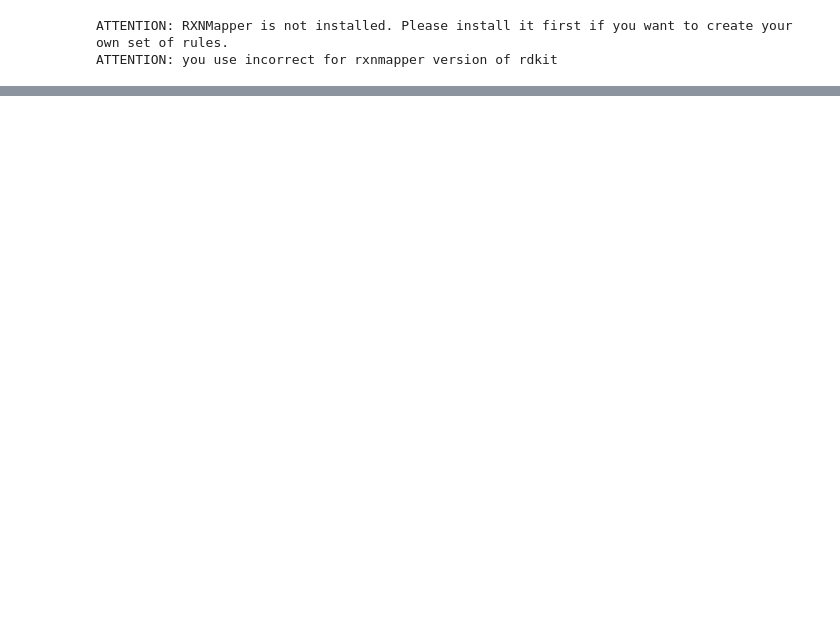
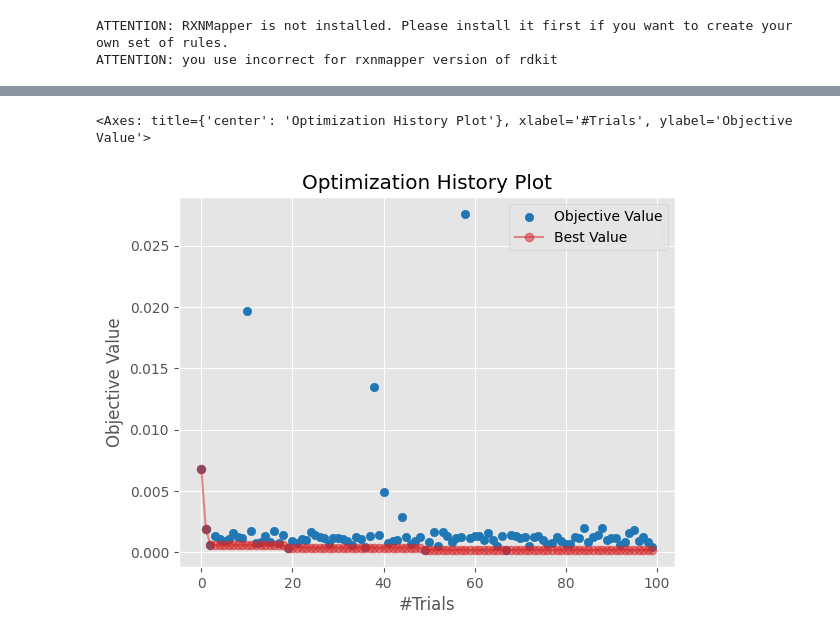
Before and after one commit to doctawho42/GRAIL, a Jupyter notebook: notebooks/generator_tuning.ipynb, the cells around one changed output, grey strips where cells are left out. Drawn from its saved outputs; the diff is of its cells as text; code cells hidden in the pictures; blank space fills up the shorter version.

```diff
--- a/notebooks/generator_tuning.ipynb
+++ b/notebooks/generator_tuning.ipynb
@@ -54,0 +46,5 @@ KeyboardInterrupt:
+# %%
+plot_optimization_history(tune.study)
+# %% [output]
+<Axes: title={'center': 'Optimization History Plot'}, xlabel='#Trials', ylabel='Objective Value'>
+[figure, added]
```
Also changed, not shown: parts of 14 cells of this notebook, 3 other files.
